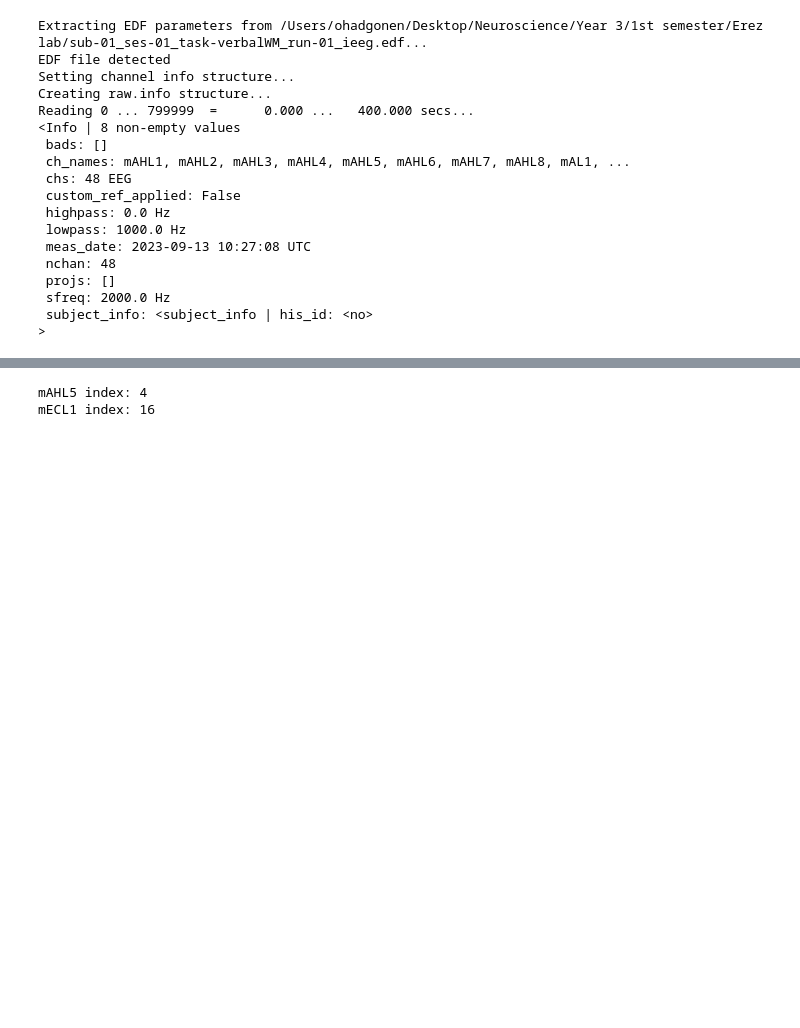
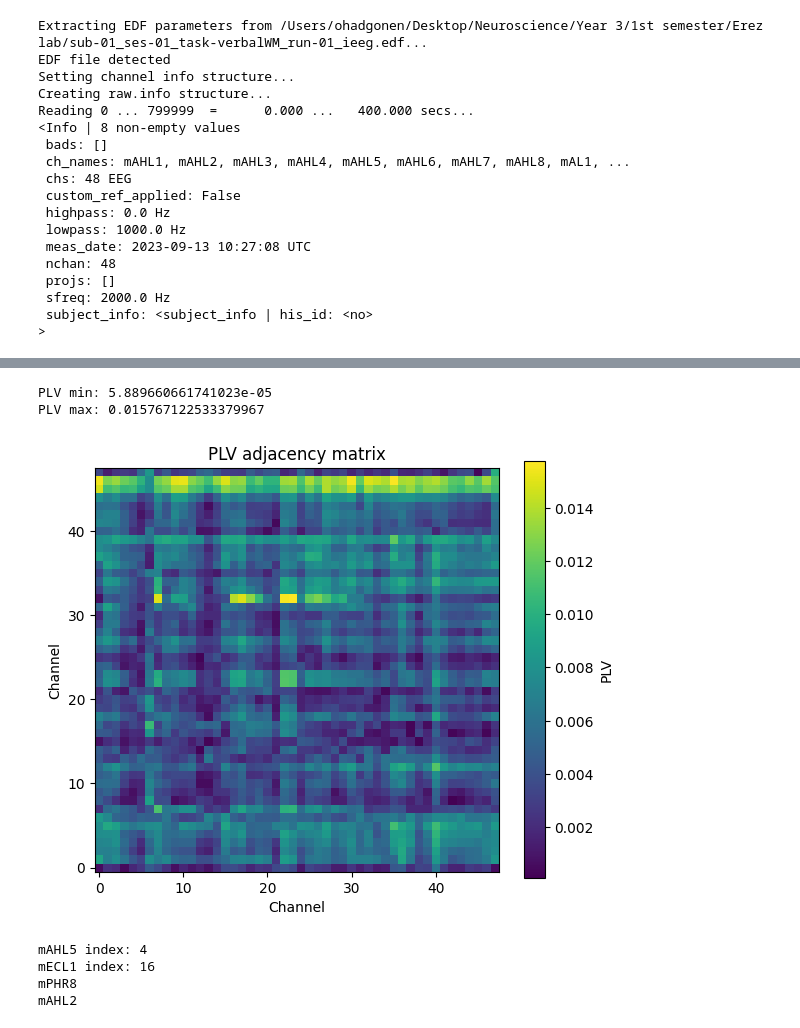
Before and after one commit to ohadgonen/plv-analysis, a Jupyter notebook: PLV/plv.ipynb, the cells around one changed output, grey strips where cells are left out. Saved outputs shown, nothing was run; the diff lists cells and outputs as text; code cells hidden in the pictures; blank space fills up the shorter version.

Commit message:
update full patient 1 PLV matrix

```diff
--- a/PLV/plv.ipynb
+++ b/PLV/plv.ipynb
@@ -197,3 +146,29 @@ Best channel pair: mAHL6 ↔ mAHL7
+# %%
+import matplotlib.pyplot as plt
+import numpy as np
+
+print("PLV min:", plv_matrix.min())
+print("PLV max:", plv_matrix.max())
+
+vmin = plv_matrix.min()
+vmax = plv_matrix.max()
+
+plt.figure(figsize=(6, 5))
+im = plt.imshow(plv_matrix,
+                origin='lower',
+                aspect='equal',
+                vmin=vmin,
+                vmax=vmax)
+plt.colorbar(im, label='PLV')
+plt.title('PLV adjacency matrix')
+plt.xlabel('Channel')
+plt.ylabel('Channel')
+plt.tight_layout()
+plt.show()
+# %% [output]
+PLV min: 5.889660661741023e-05
+PLV max: 0.015767122533379967
+[figure, added]
 # %%
 # Glossary of channel names to indices
 
@@ -206,6 +181,15 @@ i_ecl1 = channels.index('mECL1')
 
 print(f"mAHL5 index: {i_ahl5}")
 print(f"mECL1 index: {i_ecl1}")
+
+# index to channel name dictionary
+index_to_name = {idx: name for idx, name in enumerate(raw.ch_names)}
+
+# print a few examples
+print(index_to_name[47])
+print(index_to_name[1])
 # %% [output]
 mAHL5 index: 4
 mECL1 index: 16
+mPHR8
+mAHL2
```
Also changed, not shown: parts of 3 cells of this notebook, 1 other file.
